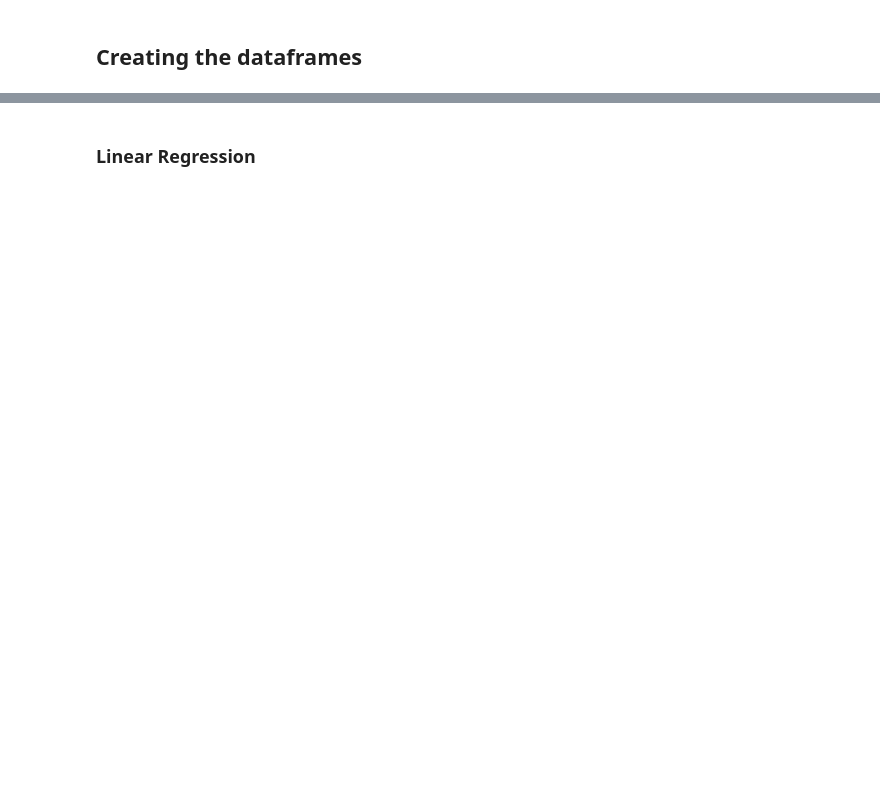
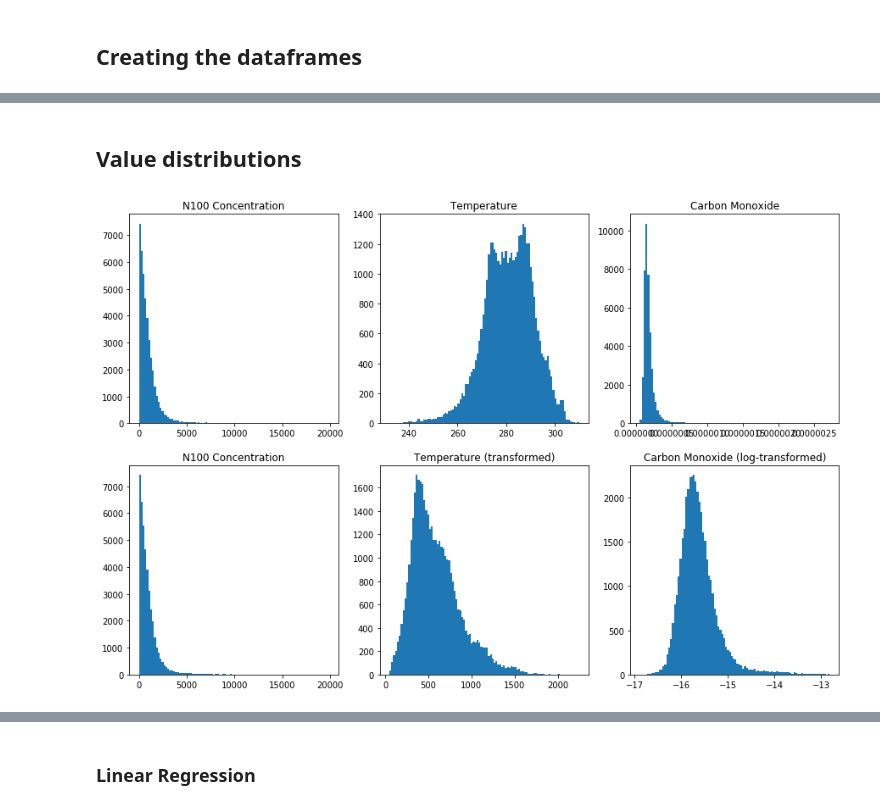
Before and after one commit to ellarauth/aerosol-modeling, a Jupyter notebook: notebooks/explore.ipynb, the cells around one changed output, grey strips where cells are left out. Drawn from its saved outputs; the diff is of its cells as text; code cells hidden in the pictures; blank space fills up the shorter version.

```diff
--- a/notebooks/explore.ipynb
+++ b/notebooks/explore.ipynb
@@ -608,0 +222,42 @@ def plot_results(name, predictions):
+# %%
+def create_data(no_seasons, window_size):
+    data = None
+    dates = None
+    season = None
+
+    # lists for keeping track of column types
+    numeric = ['n100'] + predictors
+    non_numeric =[]
+
+    # reading in the data
+    if use_all_cities or city_name not in unique_cities:
+        print('Selected cities:\n', unique_cities, '\n')
+        data = pd.read_csv(DATA_DIR + 'all_merged.csv', index_col='date')
+        data.columns = ['n100', 't', 'co', 'city', 'lat', 'lon']
+        non_numeric += ['city']
+    else:
+        print('Selected city:', city_name, '\n')
+        data = pd.read_csv(DATA_DIR + city_name + '.csv', index_col='date')
+        data.columns = ['n100', 't', 'co']
+
+    # calculating seasons
+    if use_season:
+        data, dates, season = add_seasons(data, no_seasons)
+
+    # split into trend and residual
+    if use_residual:
+        data = add_trend_resid(data, non_numeric, window_size)
+
+    # removing outliers
+    if rem_outliers:
+        outliers = (np.abs(zscore(data[numeric])) < 3).all(axis=1)
+        data = data[outliers]
+
+    # reordering columns
+    data = data[numeric + non_numeric]
+
+    # dropping the index of the dataframe
+    dates = data.index.tolist()
+    data = data.reset_index(drop=True)
+
+    return data, dates, season, numeric, non_numeric
@@ -647,0 +607,7 @@ Shape of combined dataframe (5809, 7)
+# %% [markdown]
+## Value distributions
+# %%
+if use_t and use_co:
+    plot_distributions(df, df_comb)
+# %% [output]
+[figure, added]
```
Also changed, not shown: parts of 76 cells of this notebook, 1 other file.
